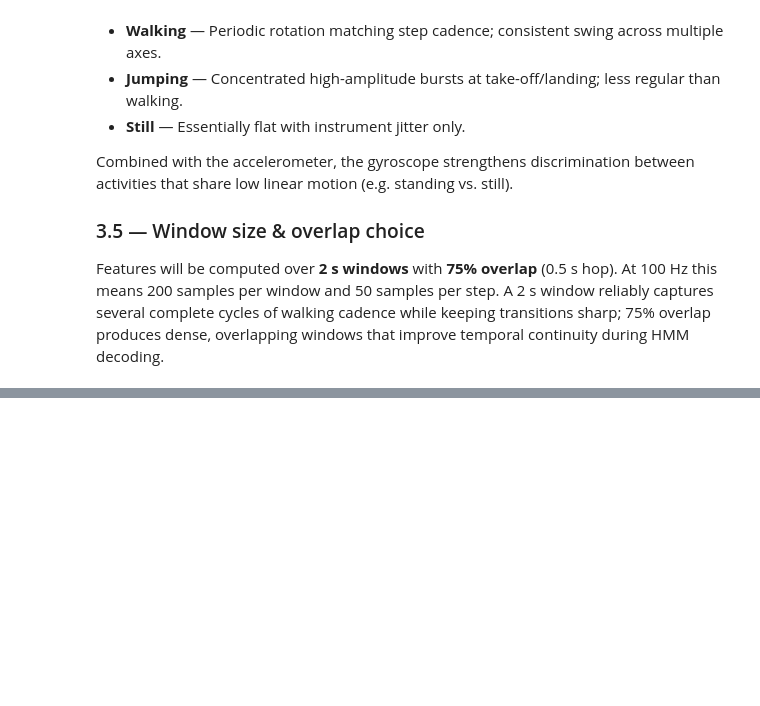
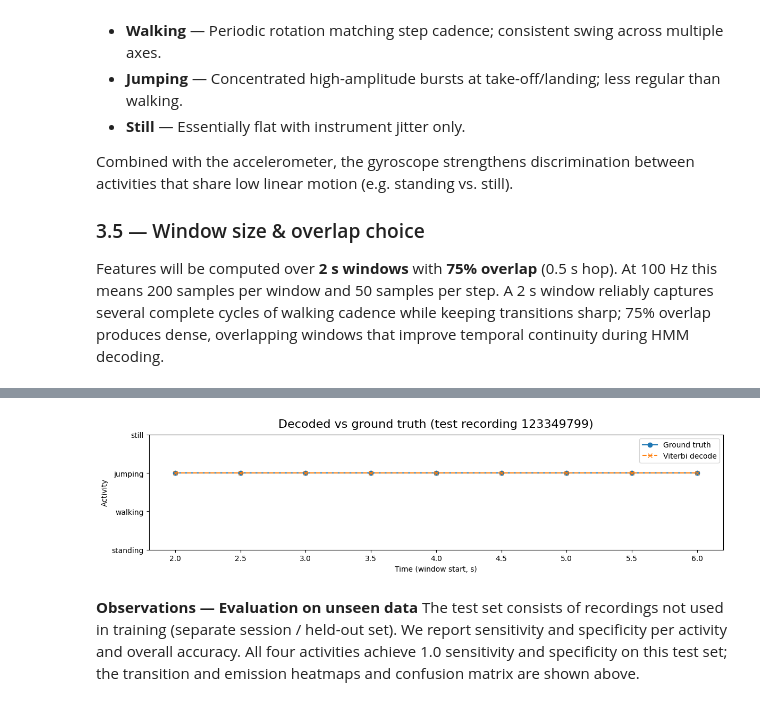
Before and after one commit to mugishasam123/formative2-hmm, a Jupyter notebook: notebooks/formative2-hmm.ipynb, the cells around one changed output, grey strips where cells are left out. Cells and saved outputs as stored; diff of their text form; code cells hidden in the pictures; blank space fills up the shorter version.

```diff
--- a/notebooks/formative2-hmm.ipynb
+++ b/notebooks/formative2-hmm.ipynb
@@ -590,0 +663,11 @@ Hop     = 0.50 s  |  200 samples/window,  50 samples/hop  @ 100 Hz
+# %%
+# Supervised initialization from labeled windows
+params_init = init_hmm_from_labels(train_norm, feat_cols)
+
+# Decode with Viterbi (per recording)
+train_dec = viterbi_decode_sequences(train_norm, feat_cols, params_init)
+test_dec = viterbi_decode_sequences(test_norm, feat_cols, params_init)
+
+_, acc_train = per_class_metrics(build_confusion_matrix(train_dec)[0])
+_, acc_test = per_class_metrics(build_confusion_matrix(test_dec)[0])
+print(f"After supervised init — Train accuracy: {acc_train:.3f}, Test accuracy: {acc_test:.3f}")
@@ -590,0 +735,10 @@ Hop     = 0.50 s  |  200 samples/window,  50 samples/hop  @ 100 Hz
+# %%
+# Decoded sequence vs ground truth for one test recording
+first_rec_id = test_dec_eval["recording_id"].iloc[0]
+one_rec = test_dec_eval[test_dec_eval["recording_id"] == first_rec_id]
+show_decoding_timeline(one_rec, title=f"Decoded vs ground truth (test recording {first_rec_id})")
+# %% [output]
+[figure, added]
+# %% [markdown]
+**Observations — Evaluation on unseen data**
+The test set consists of recordings not used in training (separate session / held-out set). We report sensitivity and specificity per activity and overall accuracy. All four activities achieve 1.0 sensitivity and specificity on this test set; the transition and emission heatmaps and confusion matrix are shown above.
```
Also changed, not shown: parts of 20 cells of this notebook.
